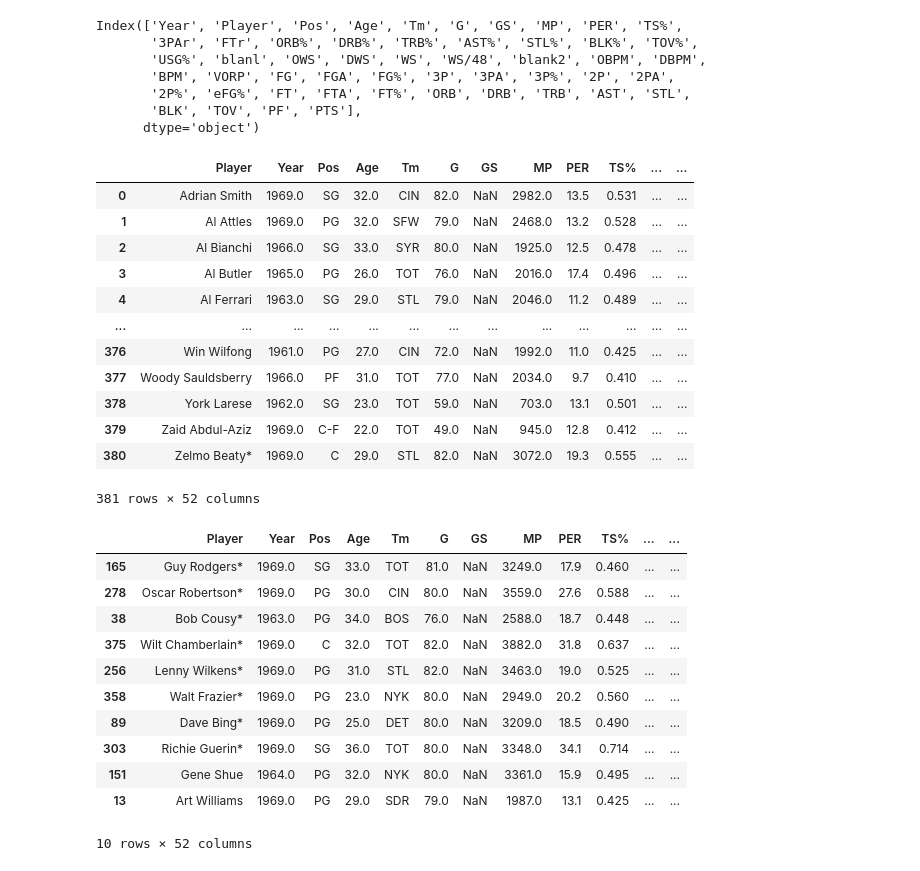
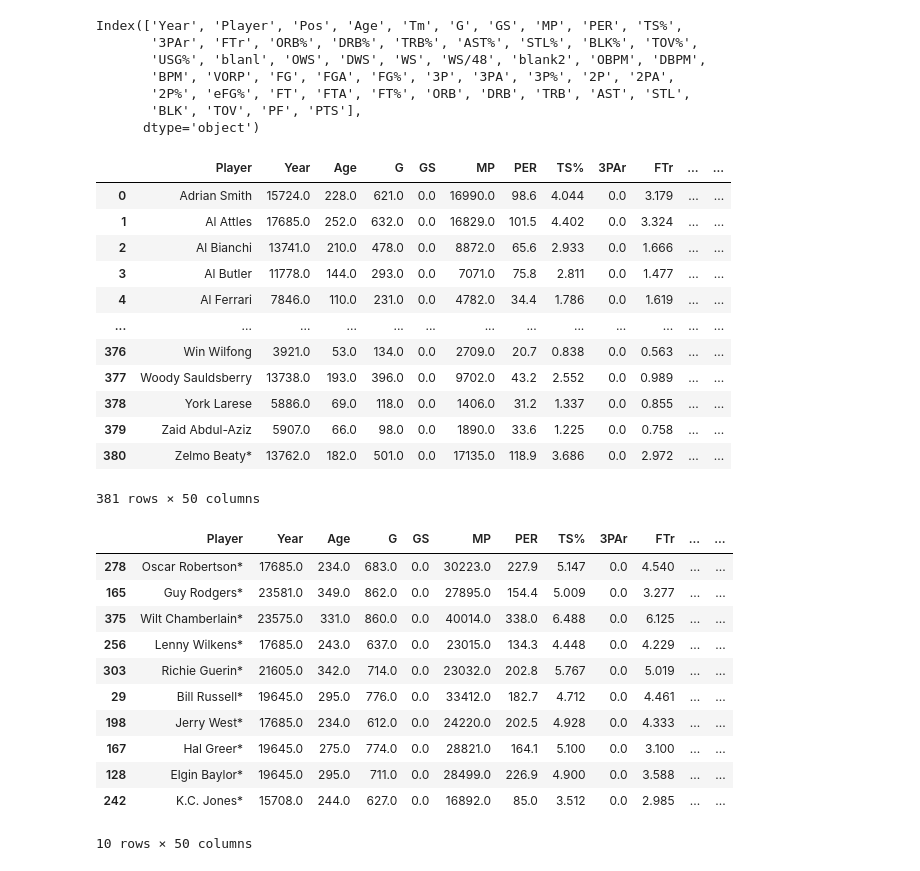
Before and after one commit to AliBailoun234/Final_project, a Jupyter notebook: Analysis.ipynb, the cells around one changed output. Saved outputs shown, nothing was run; the diff lists cells and outputs as text; code cells hidden in the pictures.

```diff
--- a/Analysis.ipynb
+++ b/Analysis.ipynb
@@ -115,36 +115,37 @@ Index(['Year', 'Player', 'Pos', 'Age', 'Tm', 'G', 'GS', 'MP', 'PER', 'TS%',
        'BLK', 'TOV', 'PF', 'PTS'],
       dtype='object')
 # %%
-Stats_by_Player_max = Seasons_Stats.groupby(['Player'], as_index=False).max()
-Stats_by_Player_max
+Stats_by_Player_total = Seasons_Stats.groupby(['Player'], as_index=False).sum()
+Stats_by_Player_total
 # %% [output]
-|  | Player | Year | Pos | Age | Tm | G | GS | MP | PER | TS% | ... | ... |
-| 0 | Adrian Smith | 1969.0 | SG | 32.0 | CIN | 82.0 | NaN | 2982.0 | 13.5 | 0.531 | ... | ... |
-| 1 | Al Attles | 1969.0 | PG | 32.0 | SFW | 79.0 | NaN | 2468.0 | 13.2 | 0.528 | ... | ... |
-| 2 | Al Bianchi | 1966.0 | SG | 33.0 | SYR | 80.0 | NaN | 1925.0 | 12.5 | 0.478 | ... | ... |
-| 3 | Al Butler | 1965.0 | PG | 26.0 | TOT | 76.0 | NaN | 2016.0 | 17.4 | 0.496 | ... | ... |
-| 4 | Al Ferrari | 1963.0 | SG | 29.0 | STL | 79.0 | NaN | 2046.0 | 11.2 | 0.489 | ... | ... |
+|  | Player | Year | Age | G | GS | MP | PER | TS% | 3PAr | FTr | ... | ... |
+| 0 | Adrian Smith | 15724.0 | 228.0 | 621.0 | 0.0 | 16990.0 | 98.6 | 4.044 | 0.0 | 3.179 | ... | ... |
+| 1 | Al Attles | 17685.0 | 252.0 | 632.0 | 0.0 | 16829.0 | 101.5 | 4.402 | 0.0 | 3.324 | ... | ... |
+| 2 | Al Bianchi | 13741.0 | 210.0 | 478.0 | 0.0 | 8872.0 | 65.6 | 2.933 | 0.0 | 1.666 | ... | ... |
+| 3 | Al Butler | 11778.0 | 144.0 | 293.0 | 0.0 | 7071.0 | 75.8 | 2.811 | 0.0 | 1.477 | ... | ... |
+| 4 | Al Ferrari | 7846.0 | 110.0 | 231.0 | 0.0 | 4782.0 | 34.4 | 1.786 | 0.0 | 1.619 | ... | ... |
 | ... | ... | ... | ... | ... | ... | ... | ... | ... | ... | ... | ... | ... |
-| 376 | Win Wilfong | 1961.0 | PG | 27.0 | CIN | 72.0 | NaN | 1992.0 | 11.0 | 0.425 | ... | ... |
-| 377 | Woody Sauldsberry | 1966.0 | PF | 31.0 | TOT | 77.0 | NaN | 2034.0 | 9.7 | 0.410 | ... | ... |
-| 378 | York Larese | 1962.0 | SG | 23.0 | TOT | 59.0 | NaN | 703.0 | 13.1 | 0.501 | ... | ... |
-| 379 | Zaid Abdul-Aziz | 1969.0 | C-F | 22.0 | TOT | 49.0 | NaN | 945.0 | 12.8 | 0.412 | ... | ... |
-| 380 | Zelmo Beaty* | 1969.0 | C | 29.0 | STL | 82.0 | NaN | 3072.0 | 19.3 | 0.555 | ... | ... |
+| 376 | Win Wilfong | 3921.0 | 53.0 | 134.0 | 0.0 | 2709.0 | 20.7 | 0.838 | 0.0 | 0.563 | ... | ... |
+| 377 | Woody Sauldsberry | 13738.0 | 193.0 | 396.0 | 0.0 | 9702.0 | 43.2 | 2.552 | 0.0 | 0.989 | ... | ... |
+| 378 | York Larese | 5886.0 | 69.0 | 118.0 | 0.0 | 1406.0 | 31.2 | 1.337 | 0.0 | 0.855 | ... | ... |
+| 379 | Zaid Abdul-Aziz | 5907.0 | 66.0 | 98.0 | 0.0 | 1890.0 | 33.6 | 1.225 | 0.0 | 0.758 | ... | ... |
+| 380 | Zelmo Beaty* | 13762.0 | 182.0 | 501.0 | 0.0 | 17135.0 | 118.9 | 3.686 | 0.0 | 2.972 | ... | ... |
-381 rows × 52 columns
+381 rows × 50 columns
 # %%
-df_maxassists=Stats_by_Player_max.sort_values(['AST'], ascending=False)
+# Top 10 Players NBA 1960-1969 Total Assists
+df_maxassists=Stats_by_Player_total.sort_values(['AST'], ascending=False)
 df_maxassists.head(10)
 # %% [output]
-|  | Player | Year | Pos | Age | Tm | G | GS | MP | PER | TS% | ... | ... |
-| 165 | Guy Rodgers* | 1969.0 | SG | 33.0 | TOT | 81.0 | NaN | 3249.0 | 17.9 | 0.460 | ... | ... |
-| 278 | Oscar Robertson* | 1969.0 | PG | 30.0 | CIN | 80.0 | NaN | 3559.0 | 27.6 | 0.588 | ... | ... |
-| 38 | Bob Cousy* | 1963.0 | PG | 34.0 | BOS | 76.0 | NaN | 2588.0 | 18.7 | 0.448 | ... | ... |
-| 375 | Wilt Chamberlain* | 1969.0 | C | 32.0 | TOT | 82.0 | NaN | 3882.0 | 31.8 | 0.637 | ... | ... |
-| 256 | Lenny Wilkens* | 1969.0 | PG | 31.0 | STL | 82.0 | NaN | 3463.0 | 19.0 | 0.525 | ... | ... |
-| 358 | Walt Frazier* | 1969.0 | PG | 23.0 | NYK | 80.0 | NaN | 2949.0 | 20.2 | 0.560 | ... | ... |
-| 89 | Dave Bing* | 1969.0 | PG | 25.0 | DET | 80.0 | NaN | 3209.0 | 18.5 | 0.490 | ... | ... |
-| 303 | Richie Guerin* | 1969.0 | SG | 36.0 | TOT | 80.0 | NaN | 3348.0 | 34.1 | 0.714 | ... | ... |
-| 151 | Gene Shue | 1964.0 | PG | 32.0 | NYK | 80.0 | NaN | 3361.0 | 15.9 | 0.495 | ... | ... |
-| 13 | Art Williams | 1969.0 | PG | 29.0 | SDR | 79.0 | NaN | 1987.0 | 13.1 | 0.425 | ... | ... |
+|  | Player | Year | Age | G | GS | MP | PER | TS% | 3PAr | FTr | ... | ... |
+| 278 | Oscar Robertson* | 17685.0 | 234.0 | 683.0 | 0.0 | 30223.0 | 227.9 | 5.147 | 0.0 | 4.540 | ... | ... |
+| 165 | Guy Rodgers* | 23581.0 | 349.0 | 862.0 | 0.0 | 27895.0 | 154.4 | 5.009 | 0.0 | 3.277 | ... | ... |
+| 375 | Wilt Chamberlain* | 23575.0 | 331.0 | 860.0 | 0.0 | 40014.0 | 338.0 | 6.488 | 0.0 | 6.125 | ... | ... |
+| 256 | Lenny Wilkens* | 17685.0 | 243.0 | 637.0 | 0.0 | 23015.0 | 134.3 | 4.448 | 0.0 | 4.229 | ... | ... |
+| 303 | Richie Guerin* | 21605.0 | 342.0 | 714.0 | 0.0 | 23032.0 | 202.8 | 5.767 | 0.0 | 5.019 | ... | ... |
+| 29 | Bill Russell* | 19645.0 | 295.0 | 776.0 | 0.0 | 33412.0 | 182.7 | 4.712 | 0.0 | 4.461 | ... | ... |
+| 198 | Jerry West* | 17685.0 | 234.0 | 612.0 | 0.0 | 24220.0 | 202.5 | 4.928 | 0.0 | 4.333 | ... | ... |
+| 167 | Hal Greer* | 19645.0 | 275.0 | 774.0 | 0.0 | 28821.0 | 164.1 | 5.100 | 0.0 | 3.100 | ... | ... |
+| 128 | Elgin Baylor* | 19645.0 | 295.0 | 711.0 | 0.0 | 28499.0 | 226.9 | 4.900 | 0.0 | 3.588 | ... | ... |
+| 242 | K.C. Jones* | 15708.0 | 244.0 | 627.0 | 0.0 | 16892.0 | 85.0 | 3.512 | 0.0 | 2.985 | ... | ... |
-10 rows × 52 columns
+10 rows × 50 columns
 # %%
```
Also changed, not shown: parts of 5 cells of this notebook.
